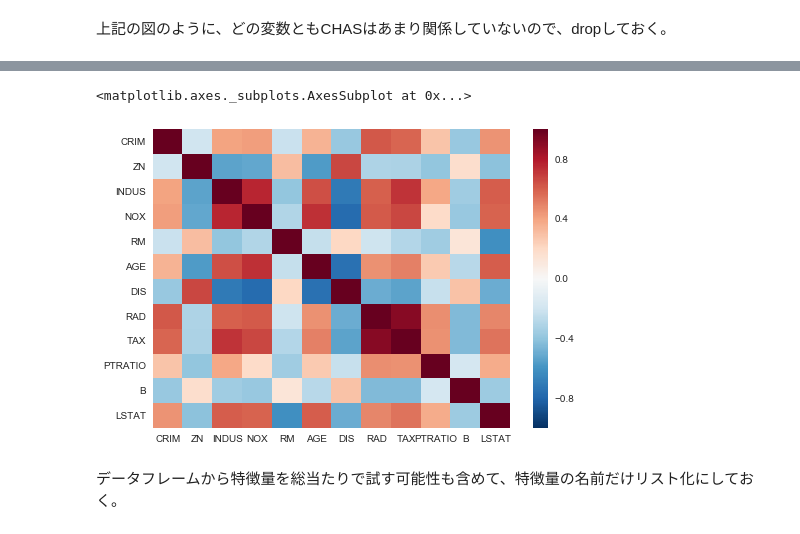
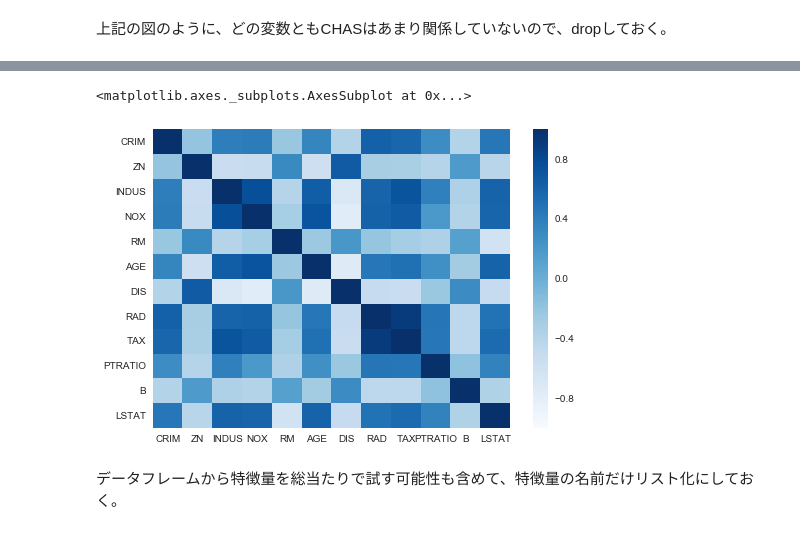
Before and after one commit to erdes/diveintocode-term0, a Jupyter notebook: Boston.ipynb, the cells around one changed output, grey strips where cells are left out. Saved outputs shown, nothing was run; the diff lists cells and outputs as text; code cells hidden in the pictures.

```diff
--- a/Boston.ipynb
+++ b/Boston.ipynb
@@ -324,9 +314,9 @@ X_droped_CHAS
 506 rows × 12 columns
 # %%
 X_droped_CHAS.corr()
-sns.heatmap(X_droped_CHAS.corr())
+sns.heatmap(X_droped_CHAS.corr(),cmap="Blues")
 # %% [output]
 <matplotlib.axes._subplots.AxesSubplot at 0x...>
-[figure, old version]
+[figure, new version]
 # %% [markdown]
 データフレームから特徴量を総当たりで試す可能性も含めて、特徴量の名前だけリスト化にしておく。
```
Also changed, not shown: parts of 42 cells of this notebook.
